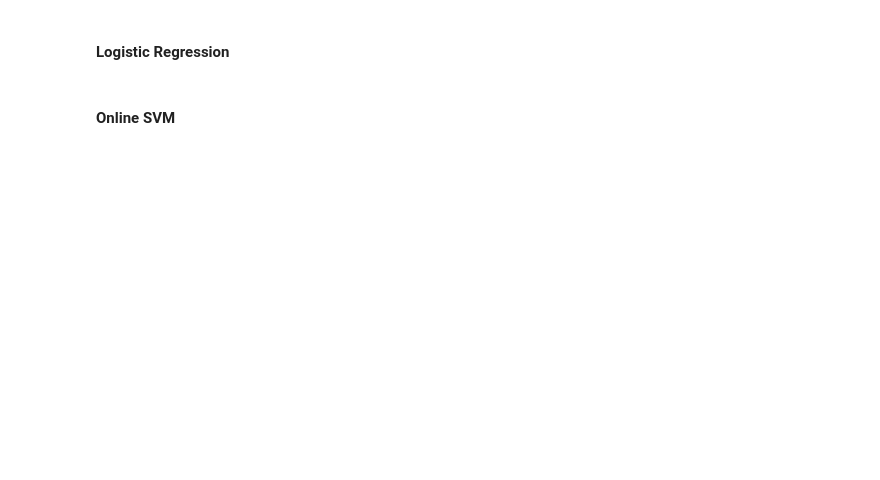
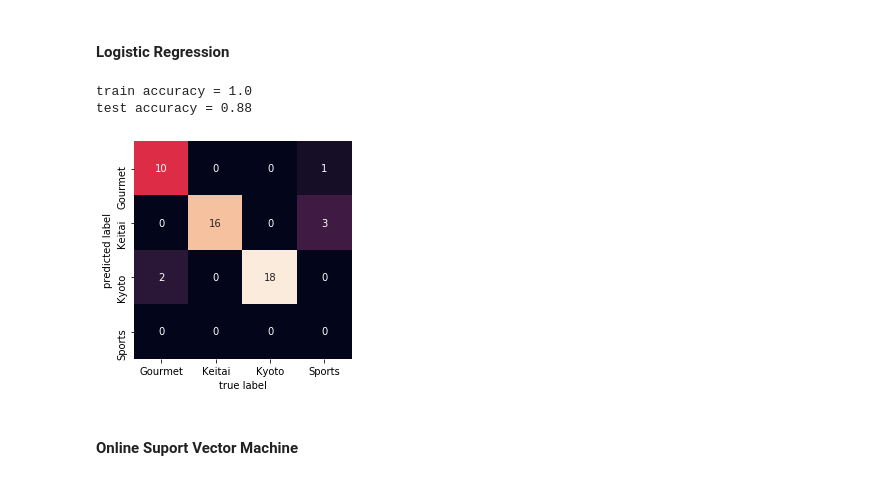
Before and after one commit to TakumiKojima/Chap2_cording, a Jupyter notebook: kojima_hm.ipynb, the cells around one changed output. Cells and saved outputs as stored; diff of their text form; code cells hidden in the pictures; blank space fills up the shorter version.

```diff
--- a/kojima_hm.ipynb
+++ b/kojima_hm.ipynb
@@ -61,4 +143,24 @@ Name: label, dtype: int64
 # %% [markdown]
 #### Logistic Regression
+# %%
+import warnings
+warnings.filterwarnings('ignore')
+
+lg_clf = LogisticRegression(penalty = 'l2', random_state = 0)
+lg_model=make_pipeline(cv, lg_clf)
+
+lg_model.fit(train_X, train_y)
+
+train_acc = lg_model.score(train_X, train_y)
+test_acc = lg_model.score(test_X, test_y)
+pred_y = lg_model.predict(test_X)
+
+print(f'train accuracy = {train_acc}')
+print(f'test accuracy = {test_acc}')
+conf_mat(test_y, pred_y, topics)
+# %% [output]
+train accuracy = 1.0
+test accuracy = 0.88
+[figure, added]
 # %% [markdown]
-#### Online SVM
+#### Online Suport Vector Machine
```
Also changed, not shown: parts of 22 cells of this notebook.
